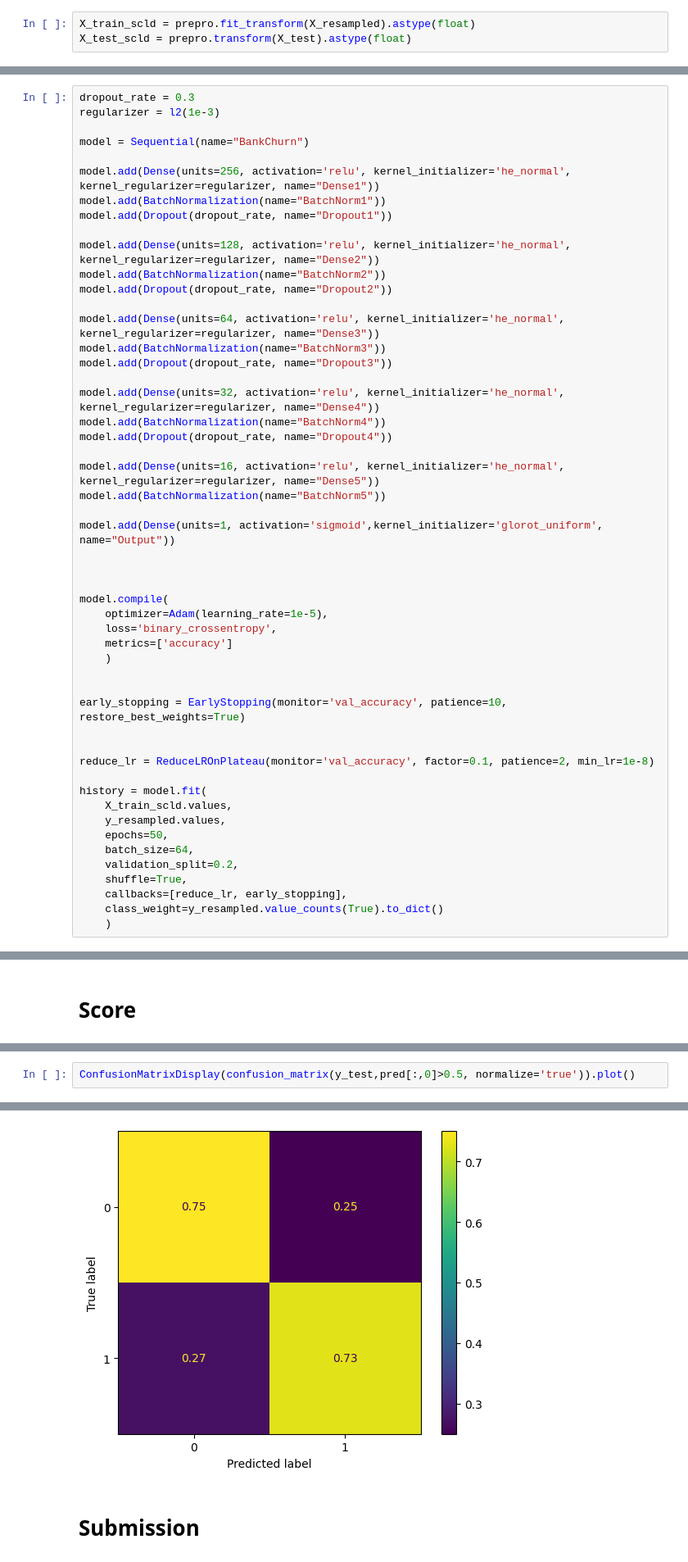
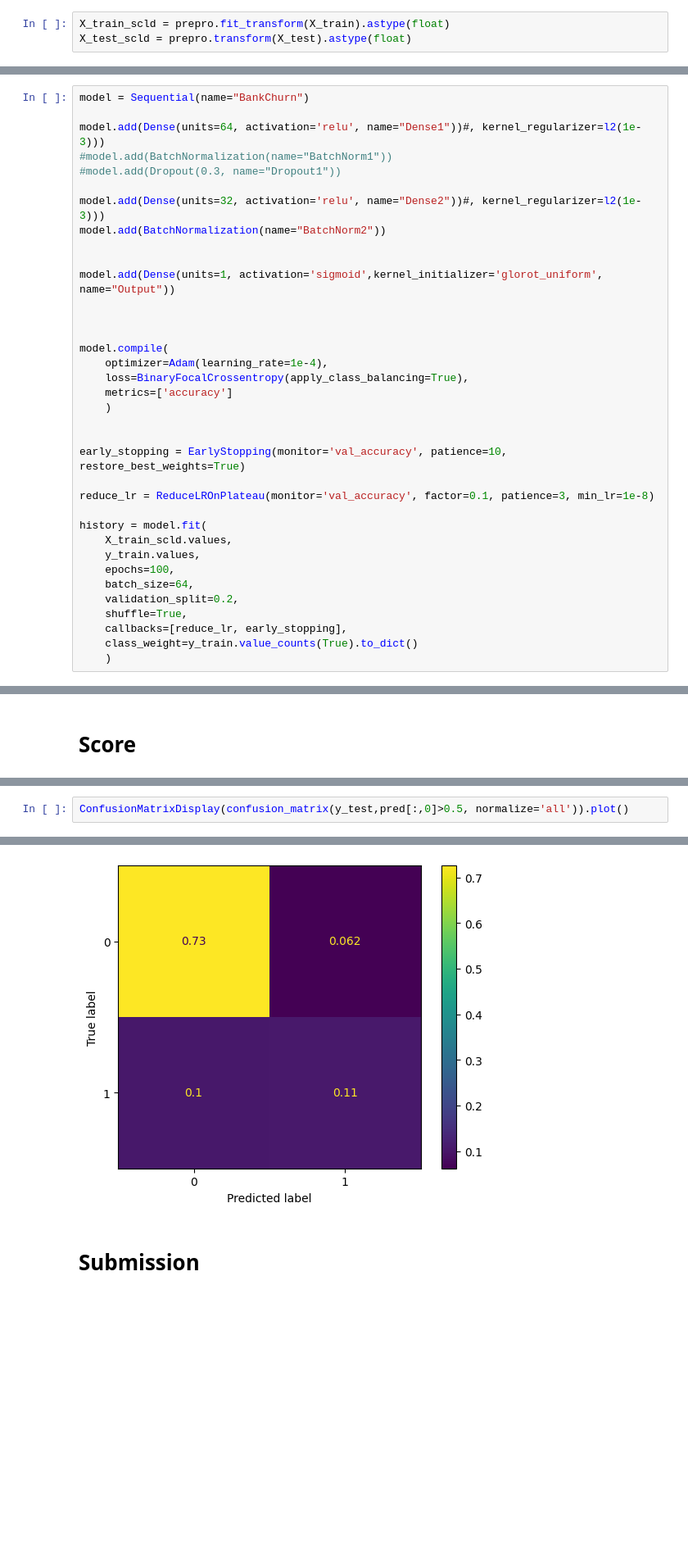
Before and after one commit to marcgloaguen/playgroundseries_s4e1, a Jupyter notebook: Keras.ipynb, the cells around one changed output, grey strips where cells are left out. Shown at 82% size. Saved outputs shown, nothing was run; the diff lists cells and outputs as text; blank space fills up the shorter version.

```diff
--- a/Keras.ipynb
+++ b/Keras.ipynb
@@ -71,7 +93,7 @@ Name: proportion, dtype: float64
 # %%
 prepro = Preprocessing()
 # %%
-X_train_scld = prepro.fit_transform(X_resampled).astype(float)
+X_train_scld = prepro.fit_transform(X_train).astype(float)
 X_test_scld = prepro.transform(X_test).astype(float)
 # %%
 X_train_scld
@@ -99,52 +121,37 @@ X_train_scld.shape
 # %%
-dropout_rate = 0.3
-regularizer = l2(1e-3)
-
 model = Sequential(name="BankChurn")
 
-model.add(Dense(units=256, activation='relu', kernel_initializer='he_normal', kernel_regularizer=regularizer, name="Dense1"))
-model.add(BatchNormalization(name="BatchNorm1"))
-model.add(Dropout(dropout_rate, name="Dropout1"))
+model.add(Dense(units=64, activation='relu', name="Dense1"))#, kernel_regularizer=l2(1e-3)))
+#model.add(BatchNormalization(name="BatchNorm1"))
+#model.add(Dropout(0.3, name="Dropout1"))
 
-model.add(Dense(units=128, activation='relu', kernel_initializer='he_normal', kernel_regularizer=regularizer, name="Dense2"))
+model.add(Dense(units=32, activation='relu', name="Dense2"))#, kernel_regularizer=l2(1e-3)))
 model.add(BatchNormalization(name="BatchNorm2"))
-model.add(Dropout(dropout_rate, name="Dropout2"))
 
-model.add(Dense(units=64, activation='relu', kernel_initializer='he_normal', kernel_regularizer=regularizer, name="Dense3"))
-model.add(BatchNormalization(name="BatchNorm3"))
-model.add(Dropout(dropout_rate, name="Dropout3"))
-
-model.add(Dense(units=32, activation='relu', kernel_initializer='he_normal', kernel_regularizer=regularizer, name="Dense4"))
-model.add(BatchNormalization(name="BatchNorm4"))
-model.add(Dropout(dropout_rate, name="Dropout4"))
-
-model.add(Dense(units=16, activation='relu', kernel_initializer='he_normal', kernel_regularizer=regularizer, name="Dense5"))
-model.add(BatchNormalization(name="BatchNorm5"))
 
 model.add(Dense(units=1, activation='sigmoid',kernel_initializer='glorot_uniform',  name="Output"))
 
 
 
 model.compile(
-    optimizer=Adam(learning_rate=1e-5),
-    loss='binary_crossentropy',
+    optimizer=Adam(learning_rate=1e-4),
+    loss=BinaryFocalCrossentropy(apply_class_balancing=True),
     metrics=['accuracy']
     )
 
 
 early_stopping = EarlyStopping(monitor='val_accuracy', patience=10, restore_best_weights=True)
 
-
-reduce_lr = ReduceLROnPlateau(monitor='val_accuracy', factor=0.1, patience=2, min_lr=1e-8)
+reduce_lr = ReduceLROnPlateau(monitor='val_accuracy', factor=0.1, patience=3, min_lr=1e-8)
 
 history = model.fit(
     X_train_scld.values,
-    y_resampled.values,
-    epochs=50,
+    y_train.values,
+    epochs=100,
     batch_size=64,
     validation_split=0.2,
     shuffle=True,
     callbacks=[reduce_lr, early_stopping],
-    class_weight=y_resampled.value_counts(True).to_dict()
+    class_weight=y_train.value_counts(True).to_dict()
     )
 # %% [output]
@@ -188,8 +202,8 @@ RocCurveDisplay.from_predictions(y_test,pred)
 # %%
-ConfusionMatrixDisplay(confusion_matrix(y_test,pred[:,0]>0.5, normalize='true')).plot()
+ConfusionMatrixDisplay(confusion_matrix(y_test,pred[:,0]>0.5, normalize='all')).plot()
 # %% [output]
 <sklearn.metrics._plot.confusion_matrix.ConfusionMatrixDisplay at 0x...>
-[figure, old version]
+[figure, new version]
 # %% [markdown]
 # Submission
 # %%
```
Also changed, not shown: parts of 14 cells of this notebook, 1 other file.
